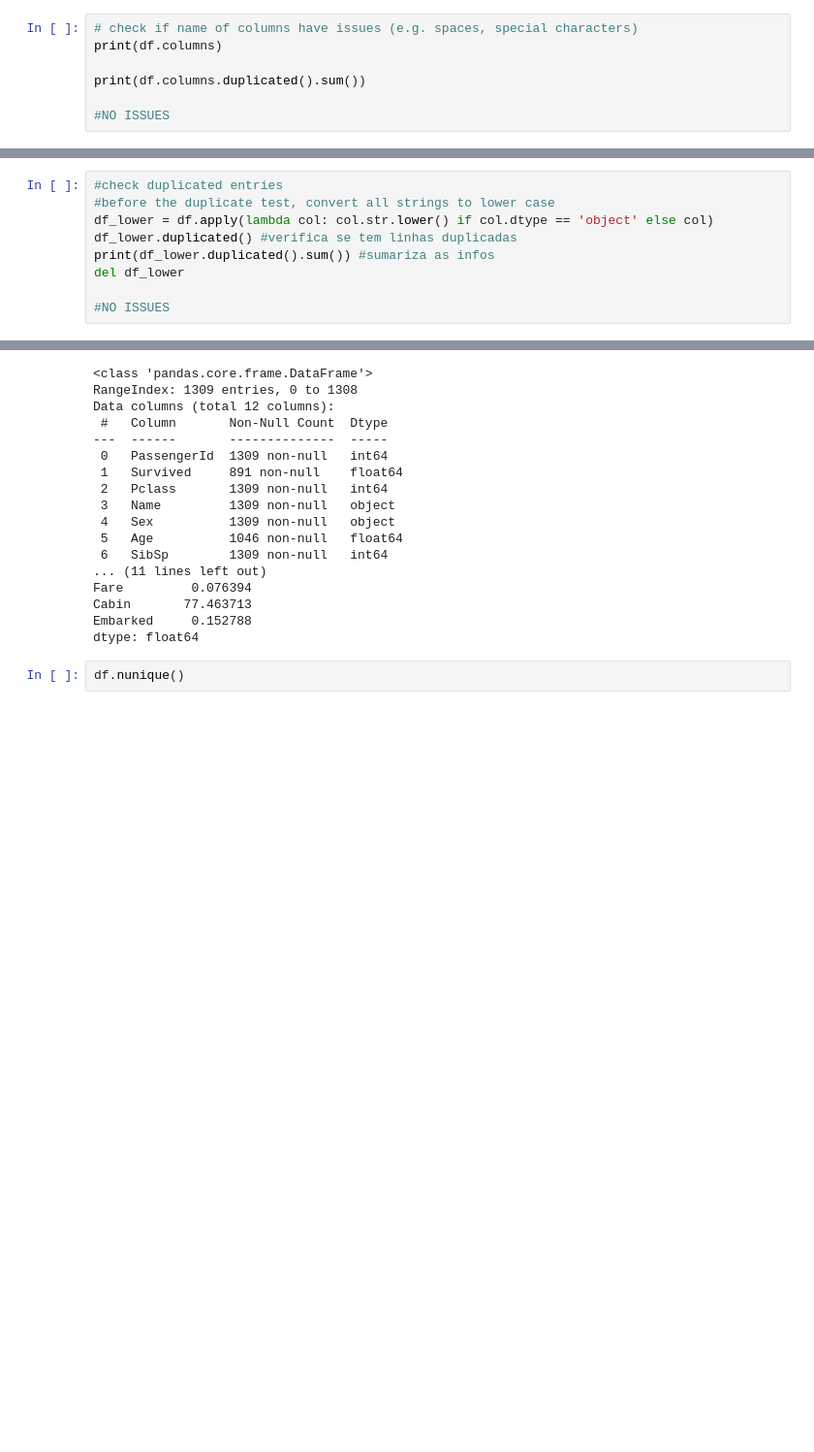
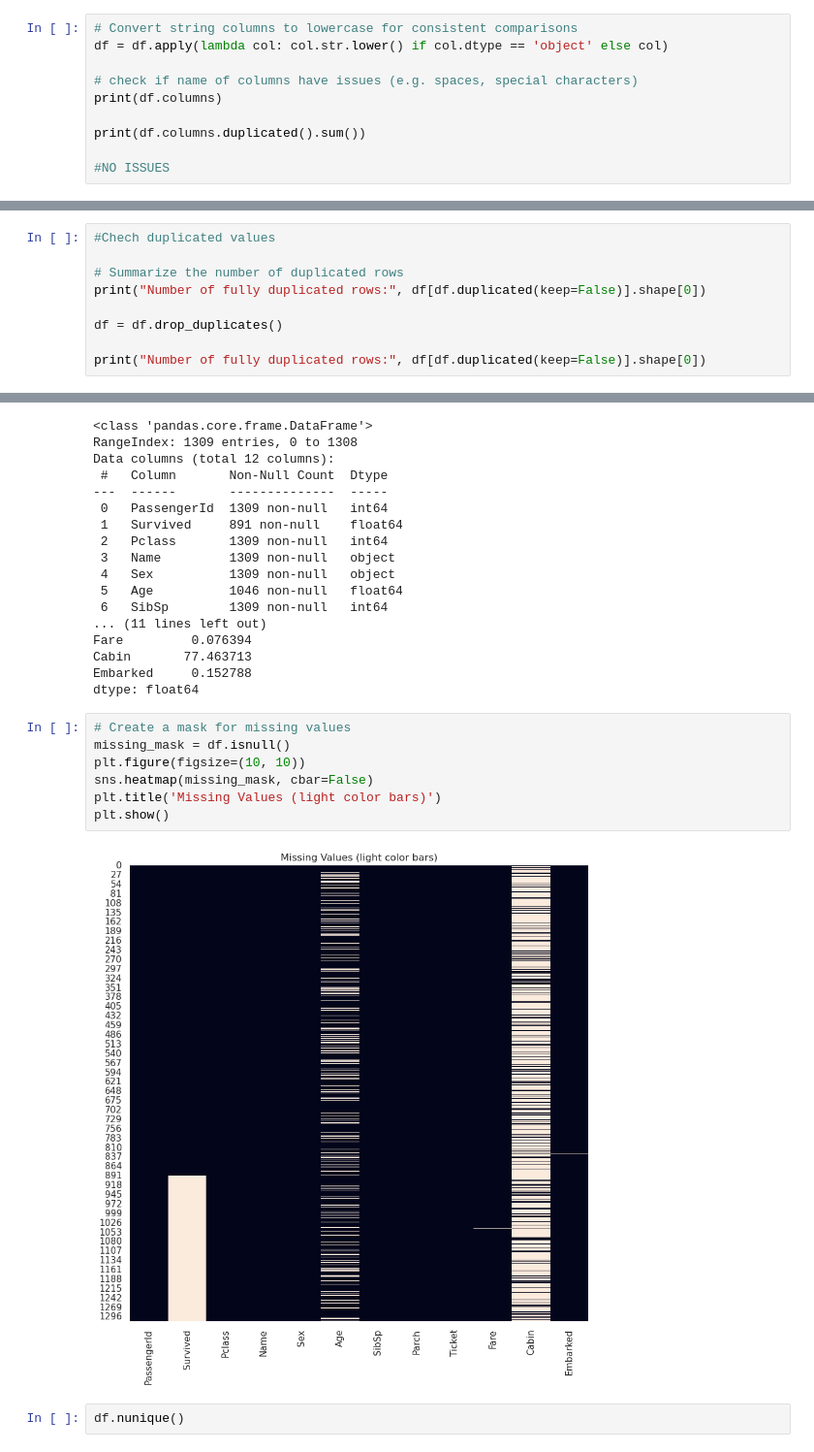
Before and after one commit to alexhubbe/model_data_science_project, a Jupyter notebook: notebooks/01_ah_EDA_MODEL.ipynb, the cells around one changed output, grey strips where cells are left out. Shown at 97% size. Saved outputs shown, nothing was run; the diff lists cells and outputs as text; blank space fills up the shorter version.

```diff
--- a/notebooks/01_ah_EDA_MODEL.ipynb
+++ b/notebooks/01_ah_EDA_MODEL.ipynb
@@ -59,6 +59,9 @@ display(df)
 # %% [markdown]
 ## Data sanity check
 # %%
+# Convert string columns to lowercase for consistent comparisons
+df = df.apply(lambda col: col.str.lower() if col.dtype == 'object' else col)
+
 # check if name of columns have issues (e.g. spaces, special characters)
 print(df.columns)
 
@@ -71,14 +74,14 @@ Index(['PassengerId', 'Survived', 'Pclass', 'Name', 'Sex', 'Age', 'SibSp',
       dtype='object')
 np.int64(0)
 # %%
-#check duplicated entries
-#before the duplicate test, convert all strings to lower case
-df_lower = df.apply(lambda col: col.str.lower() if col.dtype == 'object' else col)
-df_lower.duplicated() #verifica se tem linhas duplicadas
-print(df_lower.duplicated().sum()) #sumariza as infos
-del df_lower
+#Chech duplicated values
 
-#NO ISSUES
+# Summarize the number of duplicated rows
+print("Number of fully duplicated rows:", df[df.duplicated(keep=False)].shape[0])
+
+df = df.drop_duplicates()
+
+print("Number of fully duplicated rows:", df[df.duplicated(keep=False)].shape[0])
 # %% [output]
 0
 # %%
@@ -102,6 +105,15 @@ Fare         0.076394
 Cabin       77.463713
 Embarked     0.152788
 dtype: float64
+# %%
+# Create a mask for missing values
+missing_mask = df.isnull()
+plt.figure(figsize=(10, 10))
+sns.heatmap(missing_mask, cbar=False)
+plt.title('Missing Values (light color bars)')
+plt.show()
+# %% [output]
+[figure, added]
 # %%
 df.nunique()
 # %% [output]
```
Also changed, not shown: parts of 2 cells of this notebook, 8 other files.
